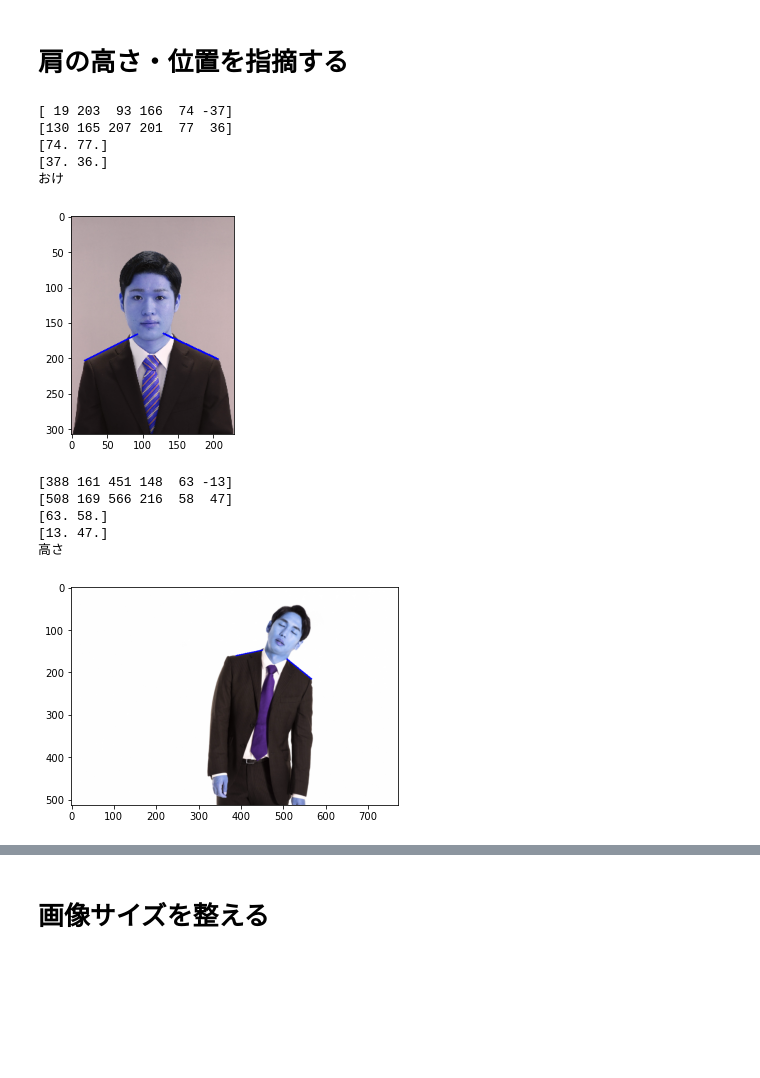
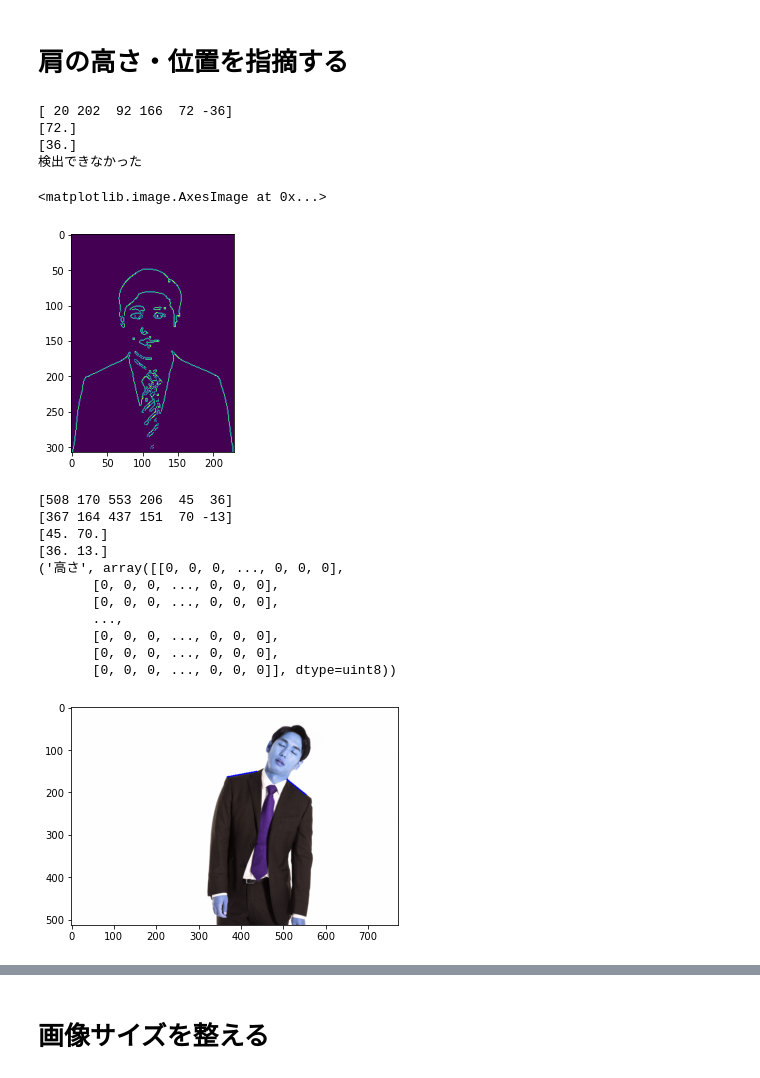
Before and after one commit to ess4536/miso-app, a Jupyter notebook: miso_shoulder.ipynb, the cells around one changed output, grey strips where cells are left out. Drawn from its saved outputs; the diff is of its cells as text; code cells hidden in the pictures; blank space fills up the shorter version.

```diff
--- a/miso_shoulder.ipynb
+++ b/miso_shoulder.ipynb
@@ -12,29 +12,37 @@ from matplotlib import pyplot as plt
 # %%
 def detect_shoulder(image_path):
     resized_image, gray_image = color_to_gray(image_path) # グレースケール変換
-    canny_image = cv2.Canny(gray_image, 50, 110) # エッジ変換
+    thresh = to_thresh_binary_inv(gray_image) # 閾値
+    canny_image = cv2.Canny(thresh, 50, 110) # エッジ変換
     lines = hough_lines_p(resized_image, canny_image) # ハフ変換
     result = judge_shoulder(lines, resized_image) # 結果取得
-    return result
+    return result, canny_image
 # %%
-result = detect_shoulder('./data/images/image.jpg')
+result, canny_image = detect_shoulder('./data/images/image.jpg')
 print(result)
+plt.imshow(canny_image)
 # %% [output]
-[ 19 203  93 166  74 -37]
-[130 165 207 201  77  36]
-[74. 77.]
-[37. 36.]
-おけ
+[ 20 202  92 166  72 -36]
+[72.]
+[36.]
+検出できなかった
+<matplotlib.image.AxesImage at 0x...>
-[figure, old version]
+[figure, new version]
 # %%
 result = detect_shoulder('./data/images/test.jpg')
 print(result)
 # %% [output]
-[388 161 451 148  63 -13]
-[508 169 566 216  58  47]
-[63. 58.]
-[13. 47.]
-高さ
+[508 170 553 206  45  36]
+[367 164 437 151  70 -13]
+[45. 70.]
+[36. 13.]
+('高さ', array([[0, 0, 0, ..., 0, 0, 0],
+       [0, 0, 0, ..., 0, 0, 0],
+       [0, 0, 0, ..., 0, 0, 0],
+       ...,
+       [0, 0, 0, ..., 0, 0, 0],
+       [0, 0, 0, ..., 0, 0, 0],
+       [0, 0, 0, ..., 0, 0, 0]], dtype=uint8))
 [figure]
 # %%
 result = detect_shoulder('./flaskapp/static/images/20201106_101124.jpg')
```
Also changed, not shown: parts of 5 cells of this notebook.
